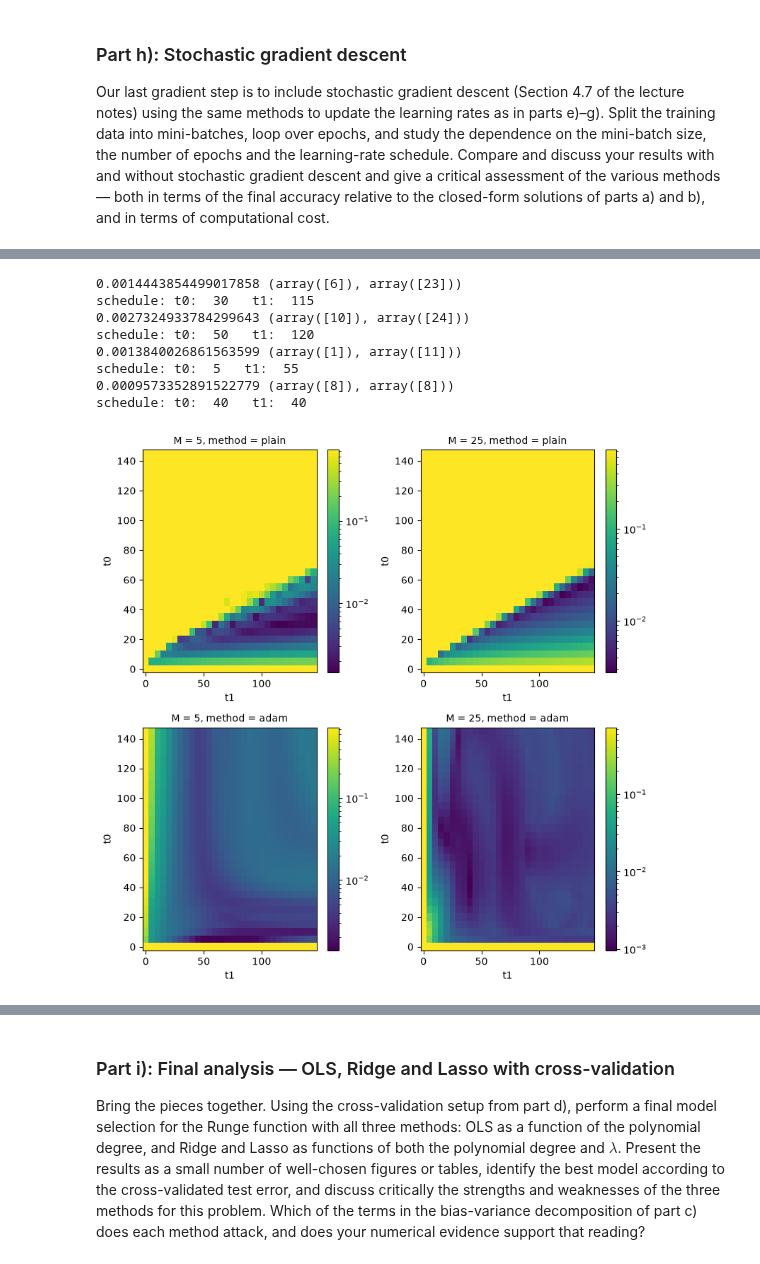
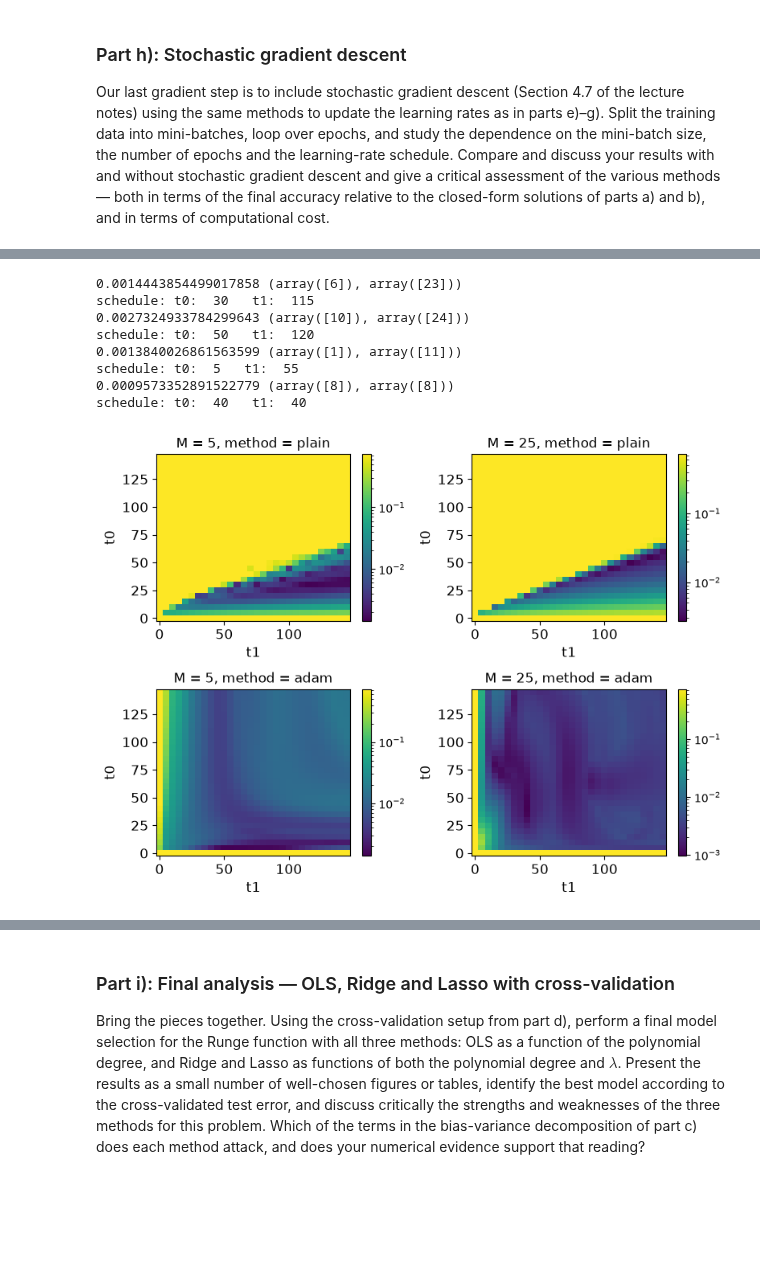
Before and after one commit to lukasMK01/FYS-STK4155, a Jupyter notebook: project_1/wip_project1.ipynb, the cells around one changed output, grey strips where cells are left out. Drawn from its saved outputs; the diff is of its cells as text; code cells hidden in the pictures; blank space fills up the shorter version.

```diff
--- a/project_1/wip_project1.ipynb
+++ b/project_1/wip_project1.ipynb
@@ -1725,46 +1572,50 @@ t1s = np.arange(0, 150, 5)
 
 theta_cf = closed_form(X, y,lam=optimiser_dict["lmbdas"]["Ridge"])
 
-fig, axes = plt.subplots(2,2, figsize=(8, 8))
+fig, axes = plt.subplots(2,2, figsize=(8, 6))
 for M, ax, method in zip((5,25,5,25), axes.flatten(),("plain","plain","adam","adam")):
     heatmap = np.zeros((len(t0s), len(t1s)))
 
     gamma = optimiser_dict[method]["Ridge"]
-
+    # Looping over different t0 and t1 to find the lowest distance to closed-form solution
     ii = 0
     for t0 in t0s:
         jj = 0
         for t1 in t1s:
             sched = (t0, t1)
 
             hist = sgd(X, y, n_epochs=100, batch_size=M, schedule=sched,gamma=gamma,method=method,lam=optimiser_dict["lmbdas"]["Ridge"])
             d = np.linalg.norm(hist - theta_cf, axis=1)
 
-            heatmap[ii, jj] = d.min()# if (d < toldist).any() else np.nan
+            heatmap[ii, jj] = d.min()
             jj += 1
         ii += 1
 
     cm = ax.pcolormesh(t1s,t0s,heatmap, cmap="viridis",norm=matplotlib.colors.LogNorm())
-    ax.set_xlabel(r"t1")
-    ax.set_ylabel(f"t0")
-    ax.set_title(f"M = {M}, method = {method}", fontsize=10)
+    ax.set_xlabel(r"t1",fontsize=12)
+    ax.set_ylabel(f"t0",fontsize=12)
+    ax.set_title(f"M = {M}, method = {method}", fontsize=12)
+    ax.tick_params(axis='both', labelsize=12)
+
     plt.colorbar(cm,)
 
     print(heatmap.min(), np.where(heatmap == heatmap.min()))  # minimum distance and its location in the heatmap
     print("schedule: t0: ", t0s[np.where(heatmap == heatmap.min())[0][0]], "  t1: ", t1s[np.where(heatmap == heatmap.min())[1][0]])
-
+    #Adding the best schedule to the dictionary for each method and batch size
     M_scheds[method][M] = (int(t0s[np.where(heatmap == heatmap.min())[0][0]]), int(t1s[np.where(heatmap == heatmap.min())[1][0]]))
 
 fig.tight_layout()
+fig.savefig("project1_taskh2_heatmap.png", bbox_inches="tight")
+
 plt.show()
 # %% [output]
 0.0014443854499017858 (array([6]), array([23]))
 schedule: t0:  30   t1:  115
 0.0027324933784299643 (array([10]), array([24]))
 schedule: t0:  50   t1:  120
 0.0013840026861563599 (array([1]), array([11]))
 schedule: t0:  5   t1:  55
 0.0009573352891522779 (array([8]), array([8]))
 schedule: t0:  40   t1:  40
-[figure, old version]
+[figure, new version]
 # %%
```
Also changed, not shown: parts of 15 cells of this notebook.
